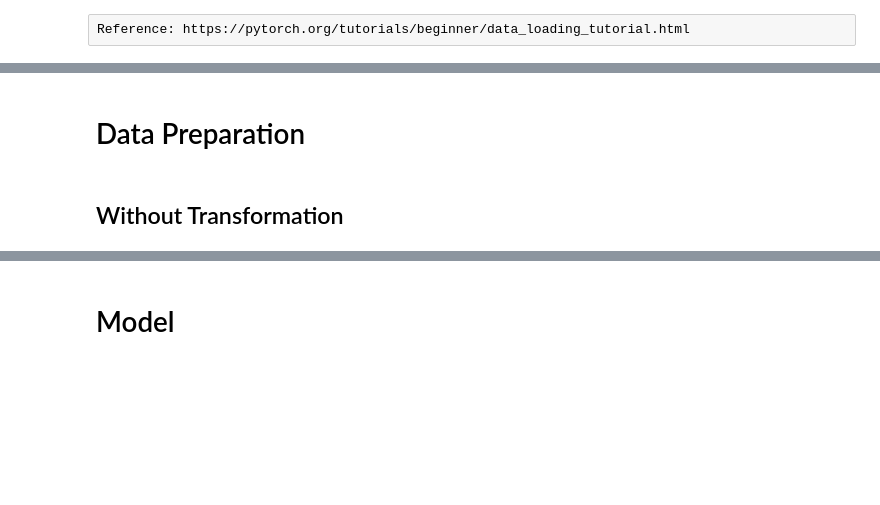
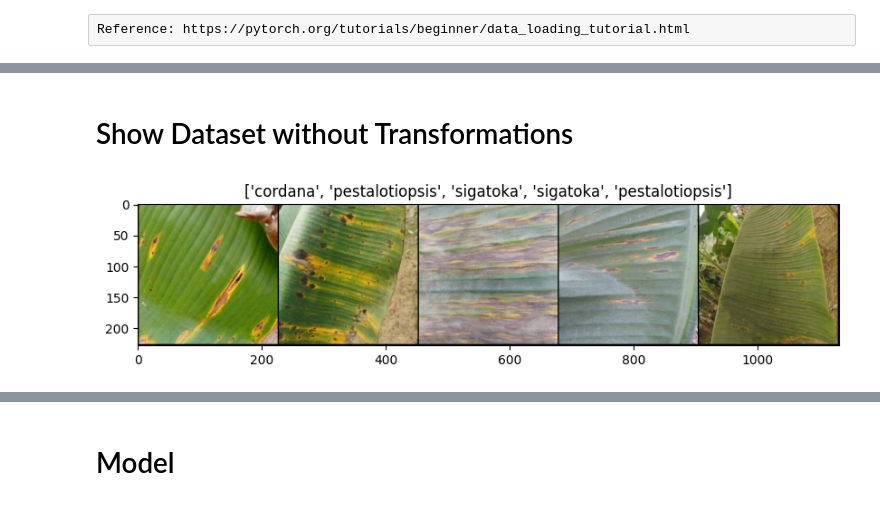
Before and after one commit to antonbc/cs180-project, a Jupyter notebook: cs180-proj.ipynb, the cells around one changed output, grey strips where cells are left out. Saved outputs shown, nothing was run; the diff lists cells and outputs as text; code cells hidden in the pictures; blank space fills up the shorter version.

```diff
--- a/cs180-proj.ipynb
+++ b/cs180-proj.ipynb
@@ -36,2 +34,11 @@ Reference: https://pytorch.org/tutorials/beginner/data_loading_tutorial.html
 # %%
-train_dataset = torchvision.datasets.ImageFolder(root=training_dataset_path, transform=transforms.Compose([transforms.ToTensor()]))
+dataset = torchvision.datasets.ImageFolder(
+    root=training_dataset_path,
+    transform=transforms.Compose([transforms.ToTensor()])
+)
+
+data_loader = torch.utils.data.DataLoader(
+    dataset=dataset,
+    batch_size=32,
+    shuffle=True
+)
@@ -63,16 +71,25 @@ mean, std = get_mean_and_std(train_loader)
-# %% [markdown]
-# Data Preparation
 # %%
 def show_dataset(dataset):
     # batch_size = number of images shown
-    loader = torch.utils.data.DataLoader(dataset=dataset, batch_size=25, shuffle=True)
+    loader = torch.utils.data.DataLoader(dataset=dataset, batch_size=5, shuffle=True)
     batch = next(iter(loader))
-    images, label = batch
+    images, labels = batch
 
     grid = torchvision.utils.make_grid(images, nrow=5)
+    title = [class_names[x] for x in labels]
+
     plt.figure(figsize=(10,10))
+    plt.title(title)
     plt.imshow(np.transpose(grid, (1,2,0)))
+    plt.show()
-# %% [markdown]
-## Without Transformation
+# %% [markdown]
+# Show Dataset without Transformations
 # %%
-train_dataset_no_transform = torchvision.datasets.ImageFolder(root=training_dataset_path, transform=transforms.Compose([transforms.ToTensor()]))
+# show dataset with no transformation
+train_dataset_no_transform = torchvision.datasets.ImageFolder(
+    root=training_dataset_path,
+    transform=transforms.Compose([transforms.ToTensor()])
+)
+show_dataset(train_dataset_no_transform)
+# %% [output]
+[figure, added]
```
Also changed, not shown: parts of 23 cells of this notebook.
